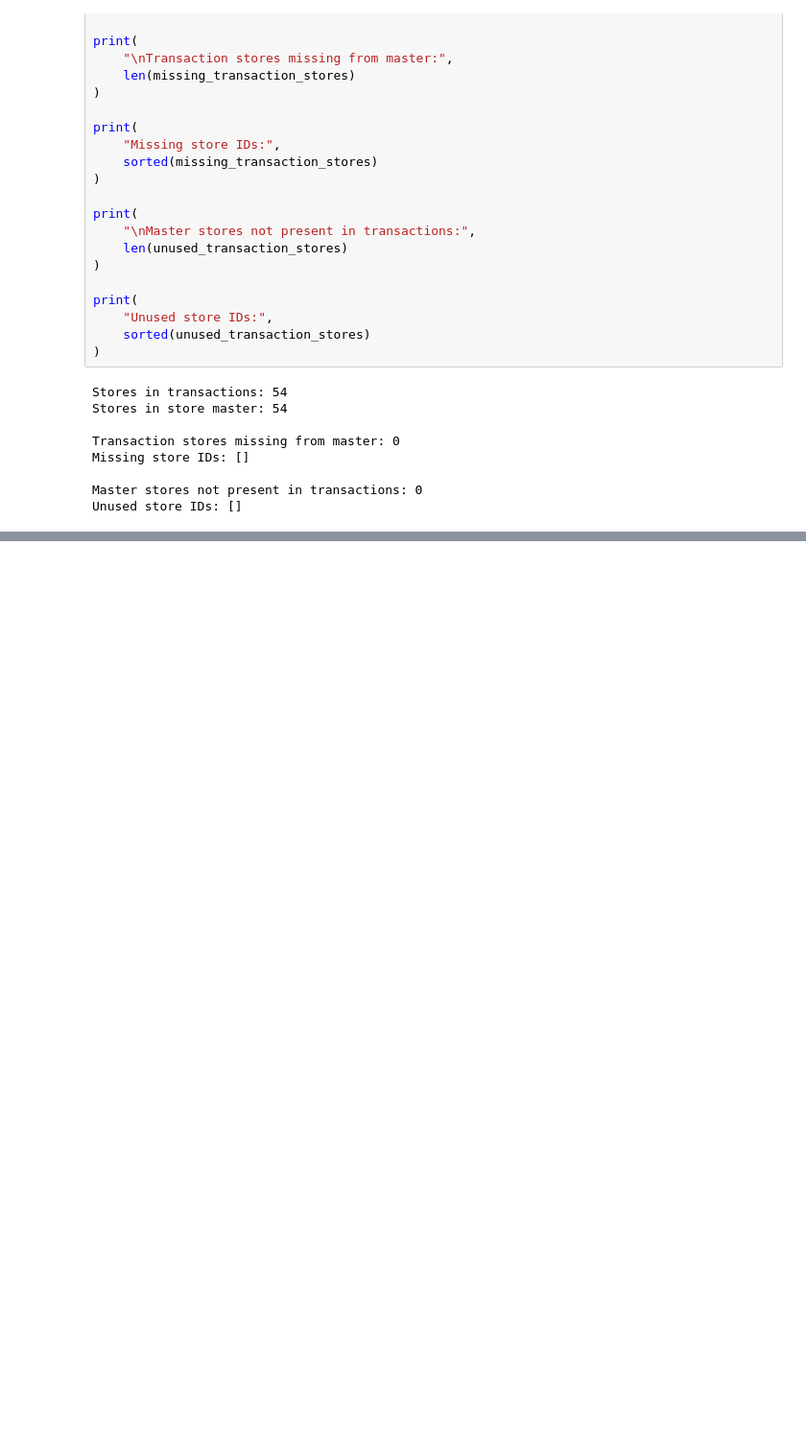
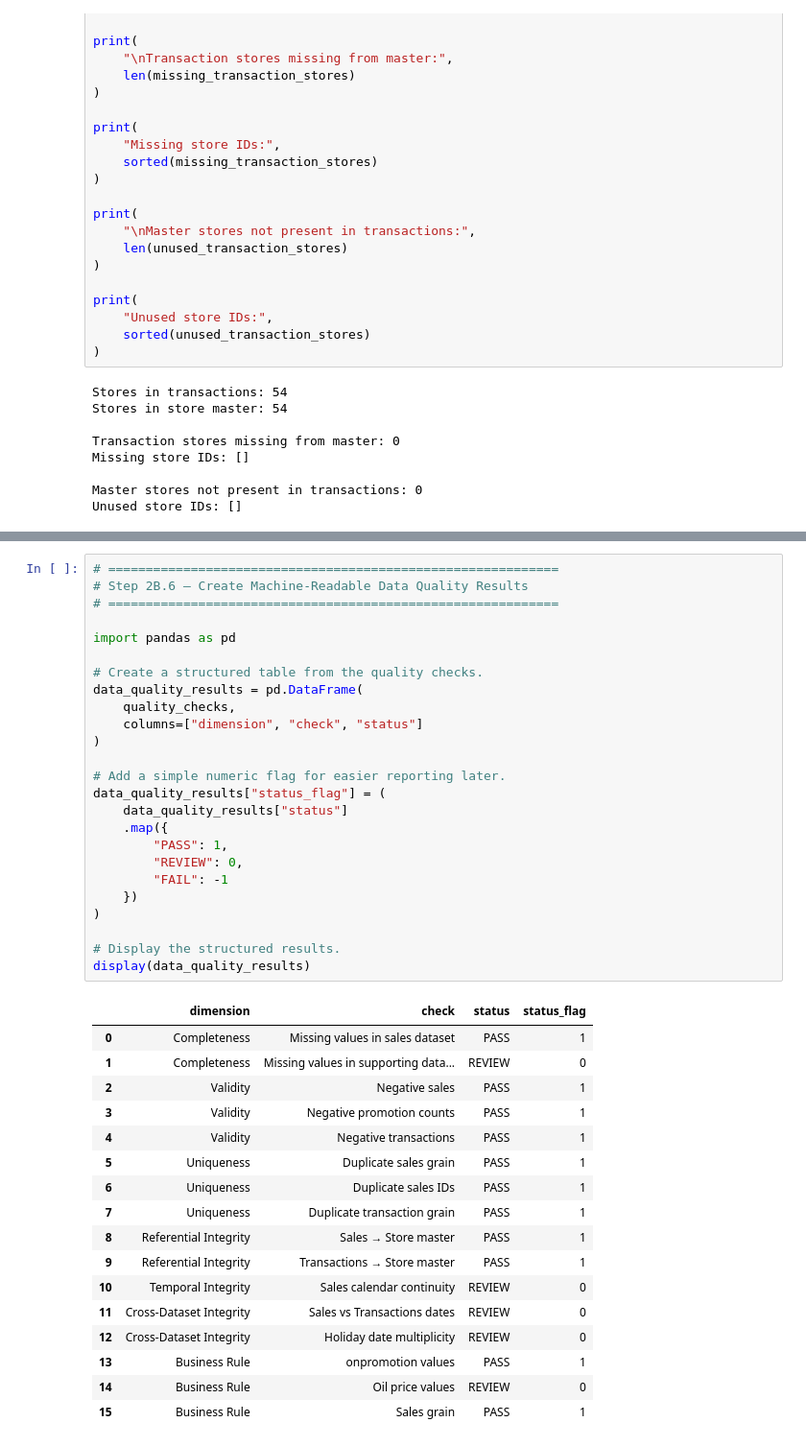
Before and after one commit to Abu-Hozaifa-Retail-Analyst/retail-sales-forecasting, a Jupyter notebook: notebooks/01_data_quality/02_initial_data_profiling.ipynb, the cells around one changed output, grey strips where cells are left out. Shown at 96% size. Cells and saved outputs as stored; diff of their text form; blank space fills up the shorter version.

Commit message:
Complete overall data quality assessment

```diff
--- a/notebooks/01_data_quality/02_initial_data_profiling.ipynb
+++ b/notebooks/01_data_quality/02_initial_data_profiling.ipynb
@@ -1041,0 +1242,43 @@ Unused store IDs: []
+# %%
+# ============================================================
+# Step 2B.6 — Create Machine-Readable Data Quality Results
+# ============================================================
+
+import pandas as pd
+
+# Create a structured table from the quality checks.
+data_quality_results = pd.DataFrame(
+    quality_checks,
+    columns=["dimension", "check", "status"]
+)
+
+# Add a simple numeric flag for easier reporting later.
+data_quality_results["status_flag"] = (
+    data_quality_results["status"]
+    .map({
+        "PASS": 1,
+        "REVIEW": 0,
+        "FAIL": -1
+    })
+)
+
+# Display the structured results.
+display(data_quality_results)
+# %% [output]
+|  | dimension | check | status | status_flag |
+| 0 | Completeness | Missing values in sales dataset | PASS | 1 |
+| 1 | Completeness | Missing values in supporting data... | REVIEW | 0 |
+| 2 | Validity | Negative sales | PASS | 1 |
+| 3 | Validity | Negative promotion counts | PASS | 1 |
+| 4 | Validity | Negative transactions | PASS | 1 |
+| 5 | Uniqueness | Duplicate sales grain | PASS | 1 |
+| 6 | Uniqueness | Duplicate sales IDs | PASS | 1 |
+| 7 | Uniqueness | Duplicate transaction grain | PASS | 1 |
+| 8 | Referential Integrity | Sales → Store master | PASS | 1 |
+| 9 | Referential Integrity | Transactions → Store master | PASS | 1 |
+| 10 | Temporal Integrity | Sales calendar continuity | REVIEW | 0 |
+| 11 | Cross-Dataset Integrity | Sales vs Transactions dates | REVIEW | 0 |
+| 12 | Cross-Dataset Integrity | Holiday date multiplicity | REVIEW | 0 |
+| 13 | Business Rule | onpromotion values | PASS | 1 |
+| 14 | Business Rule | Oil price values | REVIEW | 0 |
+| 15 | Business Rule | Sales grain | PASS | 1 |
```
Also changed, not shown: parts of 8 cells of this notebook, 2 other files.
